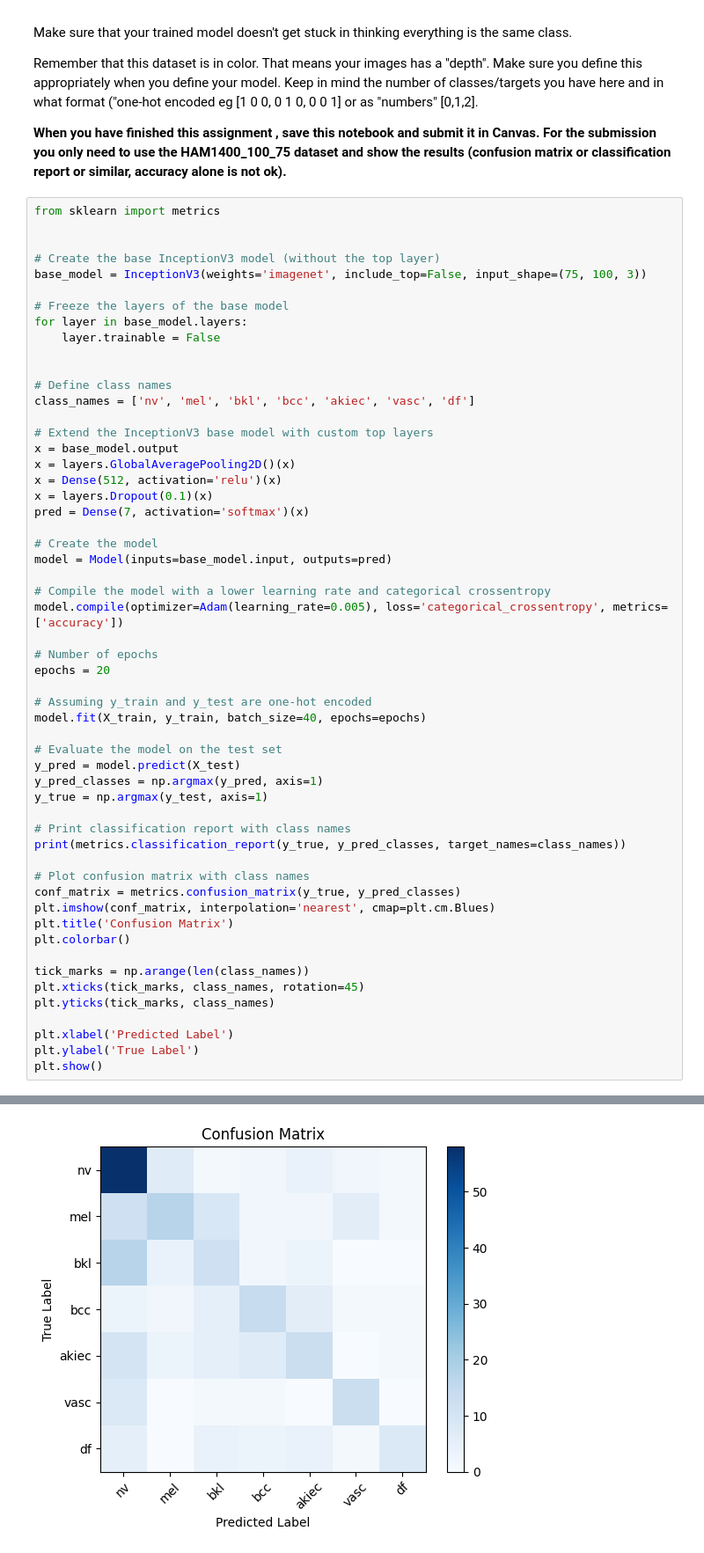
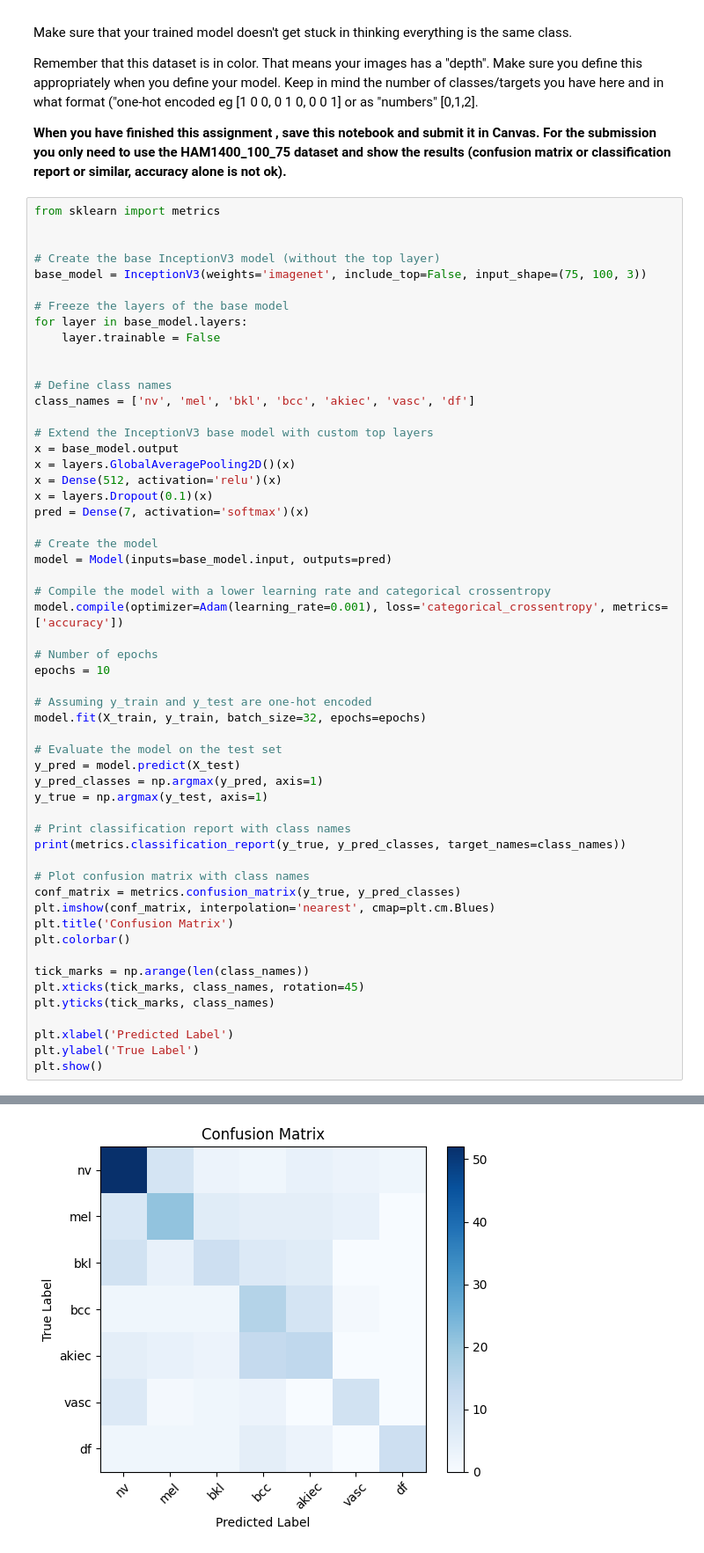
Before and after one commit to albertahnlide/BMEN35_2023, a Jupyter notebook: Session5/BMEN35_Ex16_deep_neural_networks_assignment5.ipynb, the cells around one changed output, grey strips where cells are left out. Shown at 88% size. Saved outputs shown, nothing was run; the diff lists cells and outputs as text.

```diff
--- a/Session5/BMEN35_Ex16_deep_neural_networks_assignment5.ipynb
+++ b/Session5/BMEN35_Ex16_deep_neural_networks_assignment5.ipynb
@@ -156,13 +156,13 @@ pred = Dense(7, activation='softmax')(x)
 model = Model(inputs=base_model.input, outputs=pred)
 
 # Compile the model with a lower learning rate and categorical crossentropy
-model.compile(optimizer=Adam(learning_rate=0.005), loss='categorical_crossentropy', metrics=['accuracy'])
+model.compile(optimizer=Adam(learning_rate=0.001), loss='categorical_crossentropy', metrics=['accuracy'])
 
 # Number of epochs
-epochs = 20
+epochs = 10
 
 # Assuming y_train and y_test are one-hot encoded
-model.fit(X_train, y_train, batch_size=40, epochs=epochs)
+model.fit(X_train, y_train, batch_size=32, epochs=epochs)
 
 # Evaluate the model on the test set
 y_pred = model.predict(X_test)
@@ -206 +206 @@ weighted avg       0.48      0.48      0.47       281
-[figure, old version]
+[figure, new version]
```
Also changed, not shown: parts of 2 cells of this notebook.
